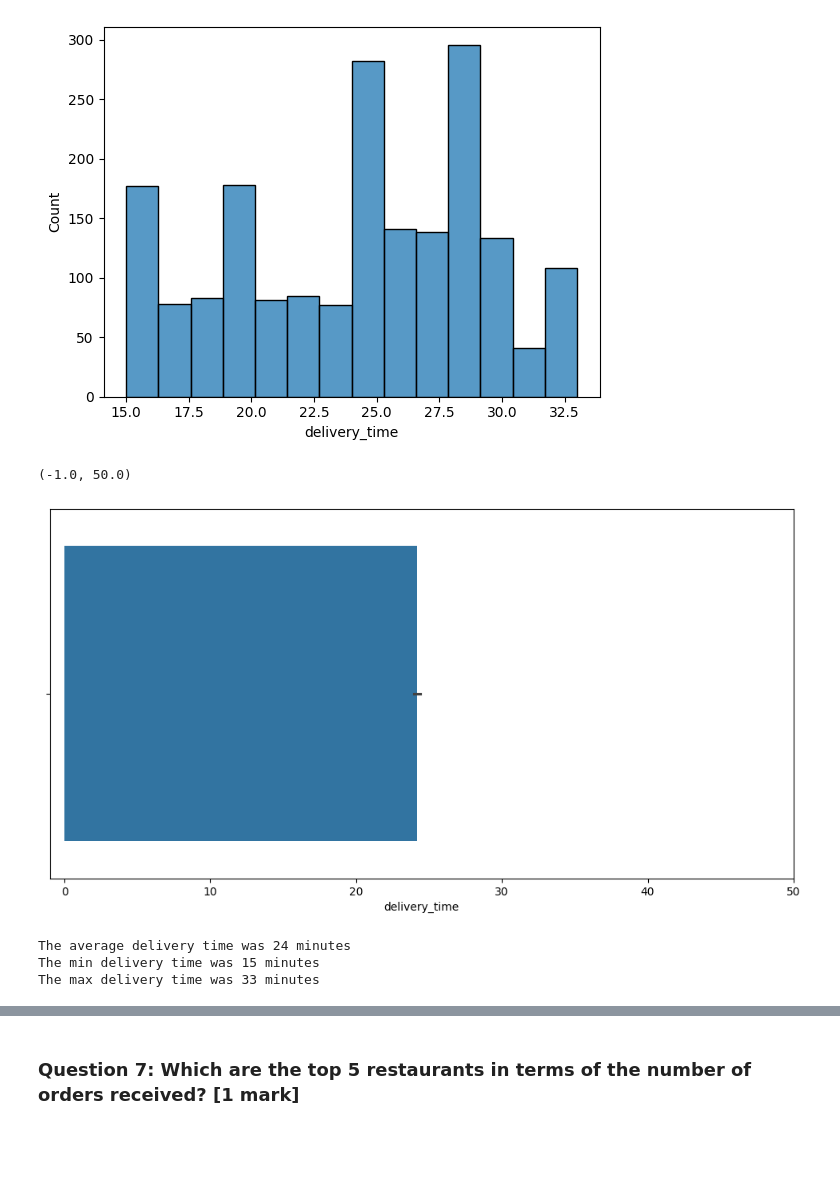
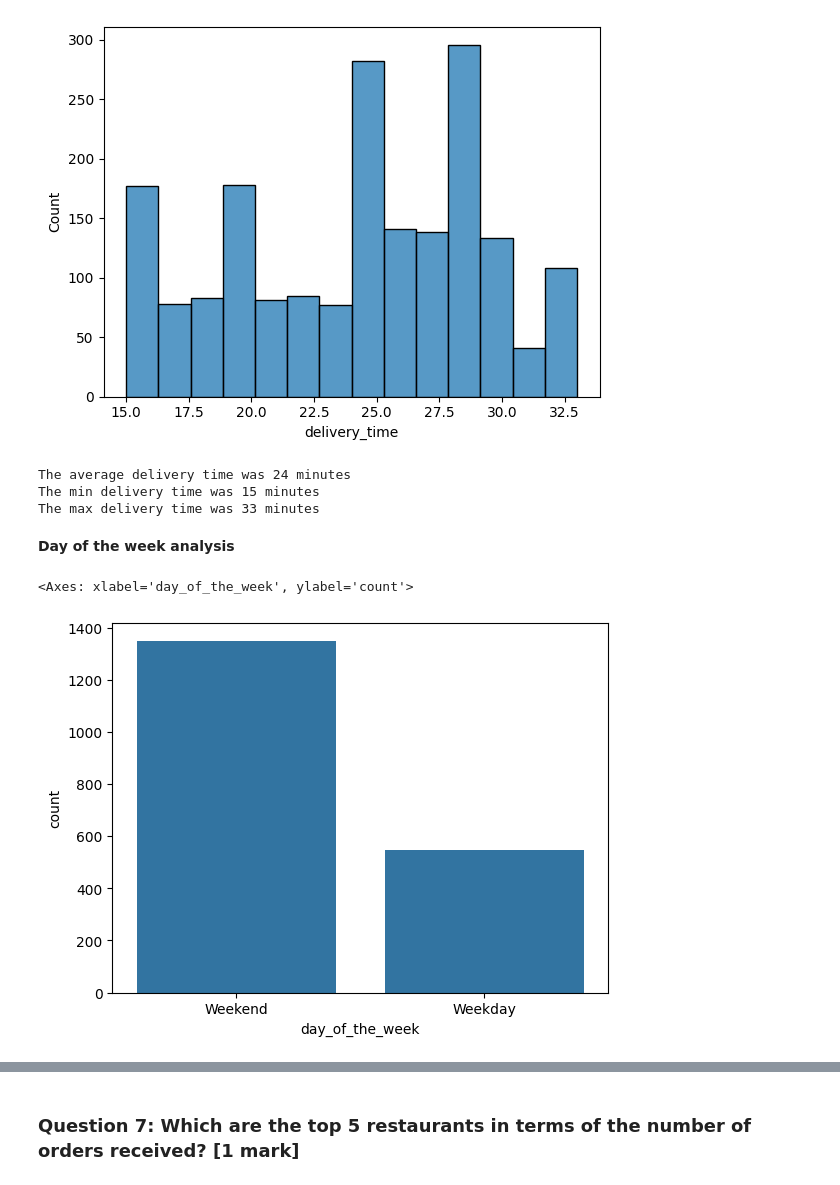
Before and after one commit to samdandy/ai-ml-course-proj-1, a Jupyter notebook: sam_dandy_proj_1.ipynb, the cells around one changed output, grey strips where cells are left out. Cells and saved outputs as stored; diff of their text form; code cells hidden in the pictures; blank space fills up the shorter version.

```diff
--- a/sam_dandy_proj_1.ipynb
+++ b/sam_dandy_proj_1.ipynb
@@ -230,15 +230,6 @@ sns.histplot(data=order_data,x='delivery_time')
 # %% [output]
 <Axes: xlabel='delivery_time', ylabel='Count'>
 [figure]
-# %%
-plt.figure(figsize=(12, 6))
-sns.barplot(data=order_data, x='delivery_time')
-
-# Set x-axis limits (min, max)
-plt.xlim(-1, 50)
-# %% [output]
-(-1.0, 50.0)
-[figure, removed]
 # %%
 print(f"The average delivery time was {int(order_data['delivery_time'].mean())} minutes")
 print(f"The min delivery time was {order_data['delivery_time'].min()} minutes")
@@ -247,3 +238,11 @@ print(f"The max delivery time was {order_data['delivery_time'].max()} minutes")
 The average delivery time was 24 minutes
 The min delivery time was 15 minutes
 The max delivery time was 33 minutes
+# %% [markdown]
+**Day of the week analysis**
+# %%
+sns.countplot(data=order_data,x='day_of_the_week')
+# Most orders are placed on weekend
+# %% [output]
+<Axes: xlabel='day_of_the_week', ylabel='count'>
+[figure, added]
```
Also changed, not shown: parts of 2 cells of this notebook.
